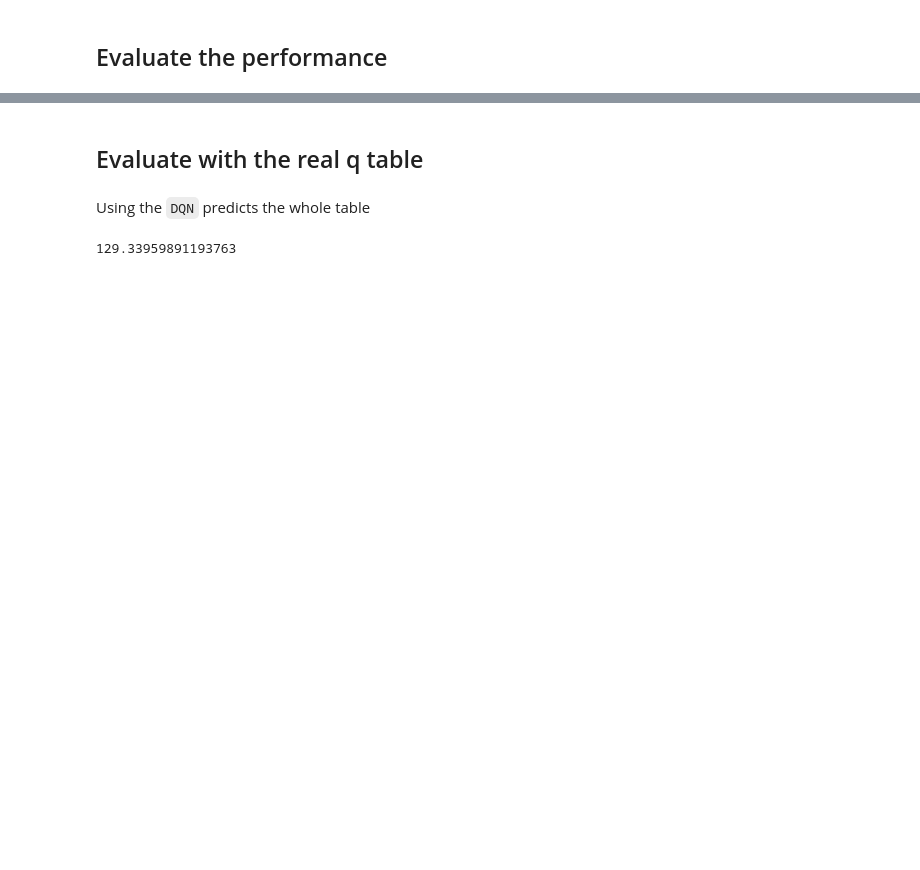
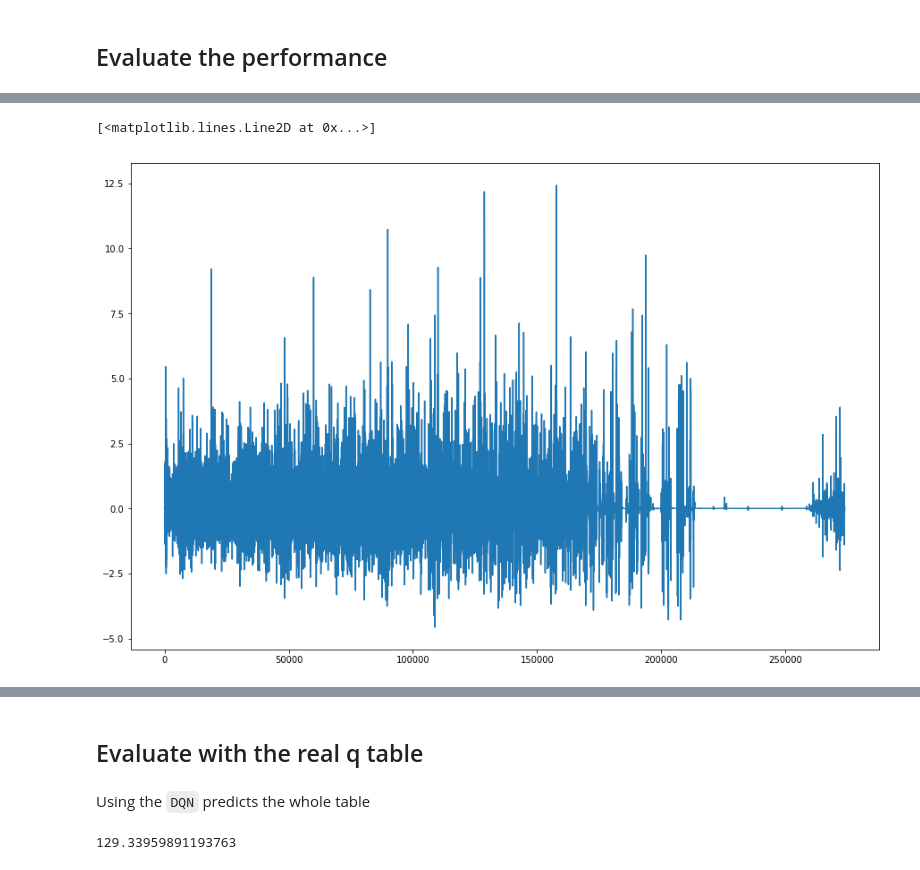
Before and after one commit to realwenlongwang/DQN, a Jupyter notebook: DQN_v3.ipynb, the cells around one changed output, grey strips where cells are left out. Saved outputs shown, nothing was run; the diff lists cells and outputs as text; code cells hidden in the pictures; blank space fills up the shorter version.

```diff
--- a/DQN_v3.ipynb
+++ b/DQN_v3.ipynb
@@ -312,0 +320,5 @@ plt.plot(loss_list)
+# %%
+plt.plot(gradient_list)
+# %% [output]
+[<matplotlib.lines.Line2D at 0x...>]
+[figure, added]
```
Also changed, not shown: parts of 15 cells of this notebook, 1 other file.
